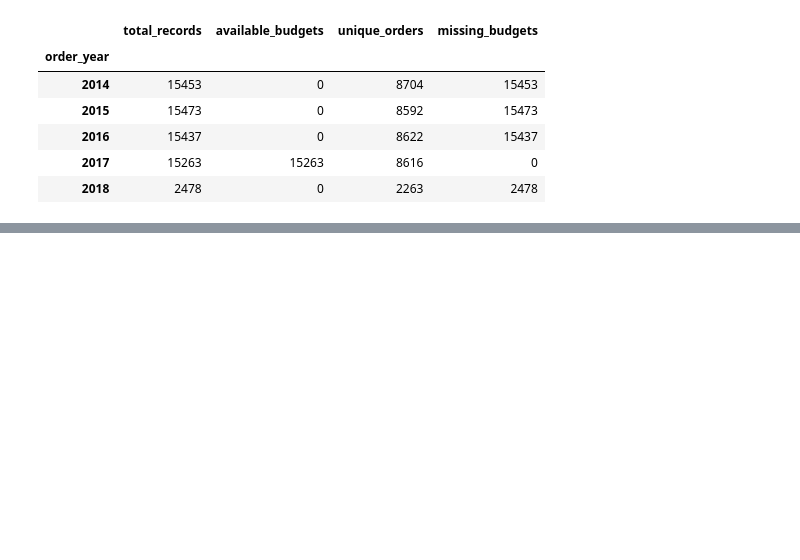
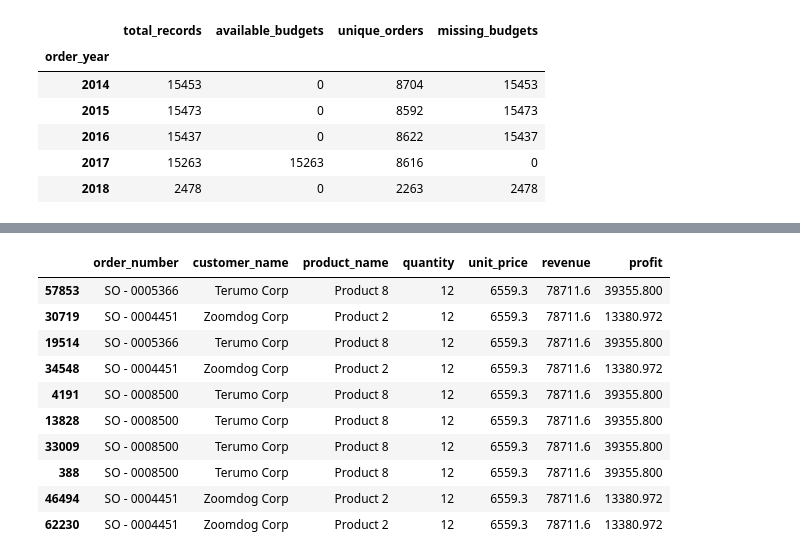
Before and after one commit to esthermaina36/sales-analysis-project, a Jupyter notebook: notebooks/01_sales_data_exploration.ipynb, the cells around one changed output, grey strips where cells are left out. Cells and saved outputs as stored; diff of their text form; code cells hidden in the pictures; blank space fills up the shorter version.

```diff
--- a/notebooks/01_sales_data_exploration.ipynb
+++ b/notebooks/01_sales_data_exploration.ipynb
@@ -941,0 +1593,14 @@ budget_by_year
+# %%
+df['calculated_margin'] = (
+    df['profit'] / df['revenue']
+) * 100
+
+margin_difference = (
+    df['profit_margin_pct'] - df['calculated_margin']
+)
+
+print("Maximum absolute difference:",
+      margin_difference.abs().max())
+
+print("Mismatches after rounding to 2 decimals:",
+      (margin_difference.round(2) != 0).sum())
@@ -941,0 +1670,24 @@ budget_by_year
+# %%
+high_revenue = df[
+    df['revenue'] > 56511.15
+]
+
+high_revenue[
+    ['order_number', 'customer_name', 'product_name',
+     'quantity', 'unit_price', 'revenue', 'profit']
+].sort_values(
+    by='revenue',
+    ascending=False
+).head(10)
+# %% [output]
+|  | order_number | customer_name | product_name | quantity | unit_price | revenue | profit |
+| 57853 | SO - 0005366 | Terumo Corp | Product 8 | 12 | 6559.3 | 78711.6 | 39355.800 |
+| 30719 | SO - 0004451 | Zoomdog Corp | Product 2 | 12 | 6559.3 | 78711.6 | 13380.972 |
+| 19514 | SO - 0005366 | Terumo Corp | Product 8 | 12 | 6559.3 | 78711.6 | 39355.800 |
+| 34548 | SO - 0004451 | Zoomdog Corp | Product 2 | 12 | 6559.3 | 78711.6 | 13380.972 |
+| 4191 | SO - 0008500 | Terumo Corp | Product 8 | 12 | 6559.3 | 78711.6 | 39355.800 |
+| 13828 | SO - 0008500 | Terumo Corp | Product 8 | 12 | 6559.3 | 78711.6 | 39355.800 |
+| 33009 | SO - 0008500 | Terumo Corp | Product 8 | 12 | 6559.3 | 78711.6 | 39355.800 |
+| 388 | SO - 0008500 | Terumo Corp | Product 8 | 12 | 6559.3 | 78711.6 | 39355.800 |
+| 46494 | SO - 0004451 | Zoomdog Corp | Product 2 | 12 | 6559.3 | 78711.6 | 13380.972 |
+| 62230 | SO - 0004451 | Zoomdog Corp | Product 2 | 12 | 6559.3 | 78711.6 | 13380.972 |
```
Also changed, not shown: parts of 84 cells of this notebook.
